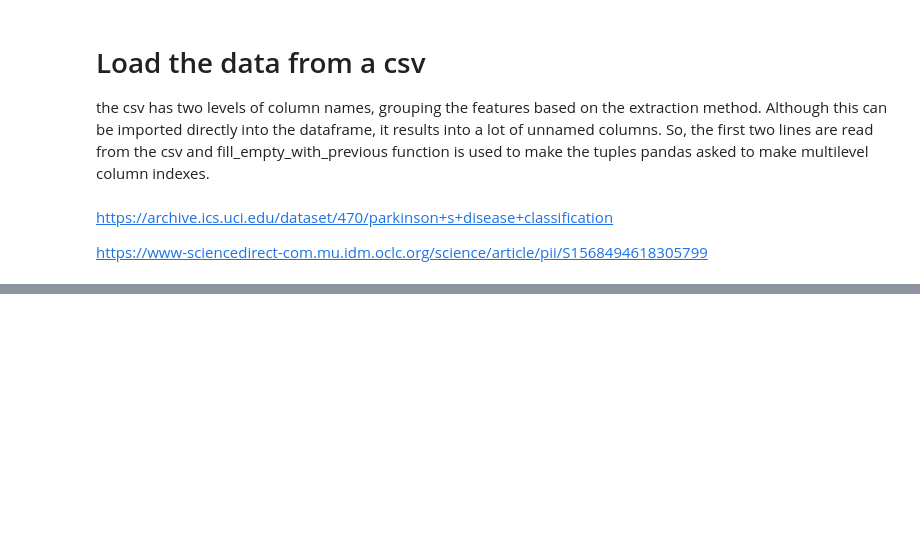
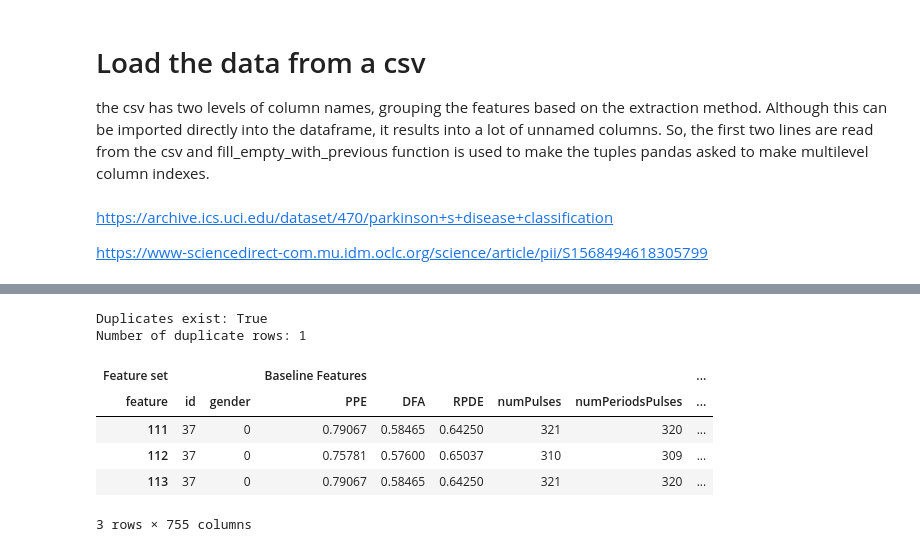
Before and after one commit to Selethe/MSB1015-Scientific-Programming-Project, a Jupyter notebook: test.ipynb, the cells around one changed output, grey strips where cells are left out. Cells and saved outputs as stored; diff of their text form; code cells hidden in the pictures; blank space fills up the shorter version.

```diff
--- a/test.ipynb
+++ b/test.ipynb
@@ -102,0 +111,16 @@ check all data errors in code and shwow them
+# %%
+duplicates = speech.duplicated()
+print(f"Duplicates exist: {duplicates.any()}")
+print(f"Number of duplicate rows: {duplicates.sum()}")
+duplicated_patient_ids = speech[duplicates][('','id')].values
+speech[speech[('','id')].isin(duplicated_patient_ids)]
+# speech= speech.drop_duplicates(keep='first')
+# %% [output]
+Duplicates exist: True
+Number of duplicate rows: 1
+| Feature set |  |  | Baseline Features |  |  |  |  | ... |
+| feature | id | gender | PPE | DFA | RPDE | numPulses | numPeriodsPulses | ... |
+| 111 | 37 | 0 | 0.79067 | 0.58465 | 0.64250 | 321 | 320 | ... |
+| 112 | 37 | 0 | 0.75781 | 0.57600 | 0.65037 | 310 | 309 | ... |
+| 113 | 37 | 0 | 0.79067 | 0.58465 | 0.64250 | 321 | 320 | ... |
+3 rows × 755 columns
```
Also changed, not shown: parts of 12 cells of this notebook.
